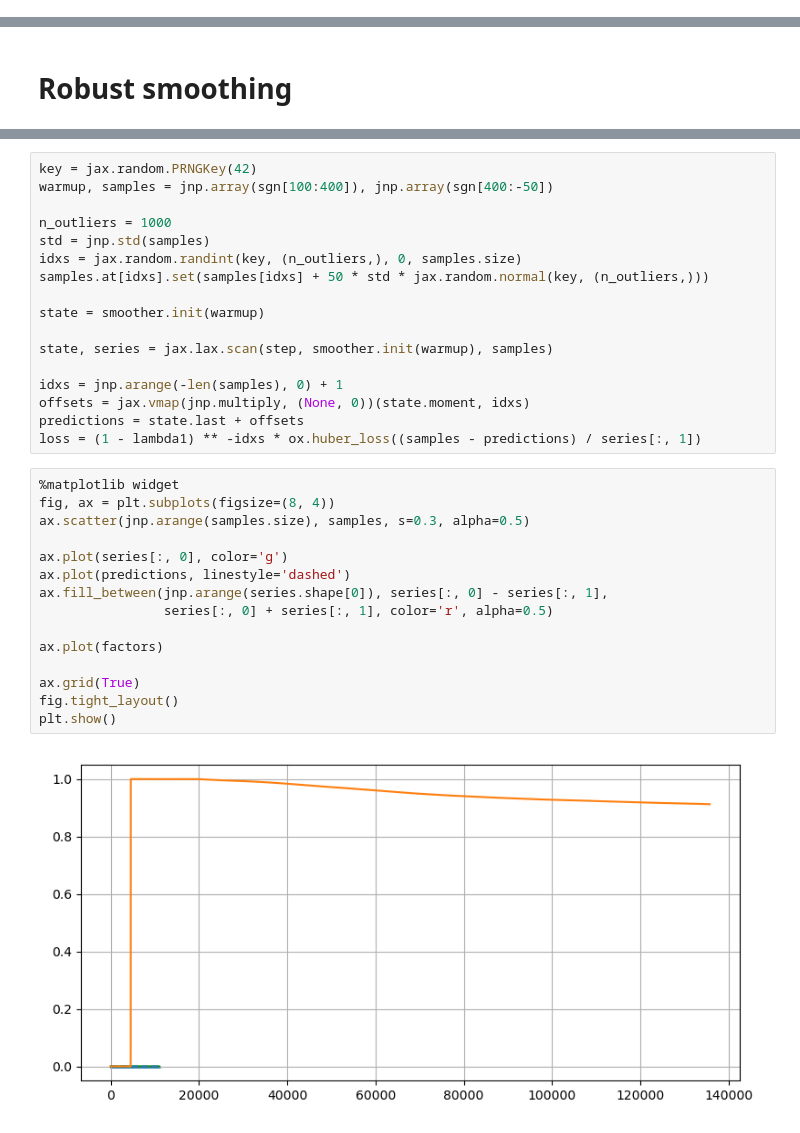
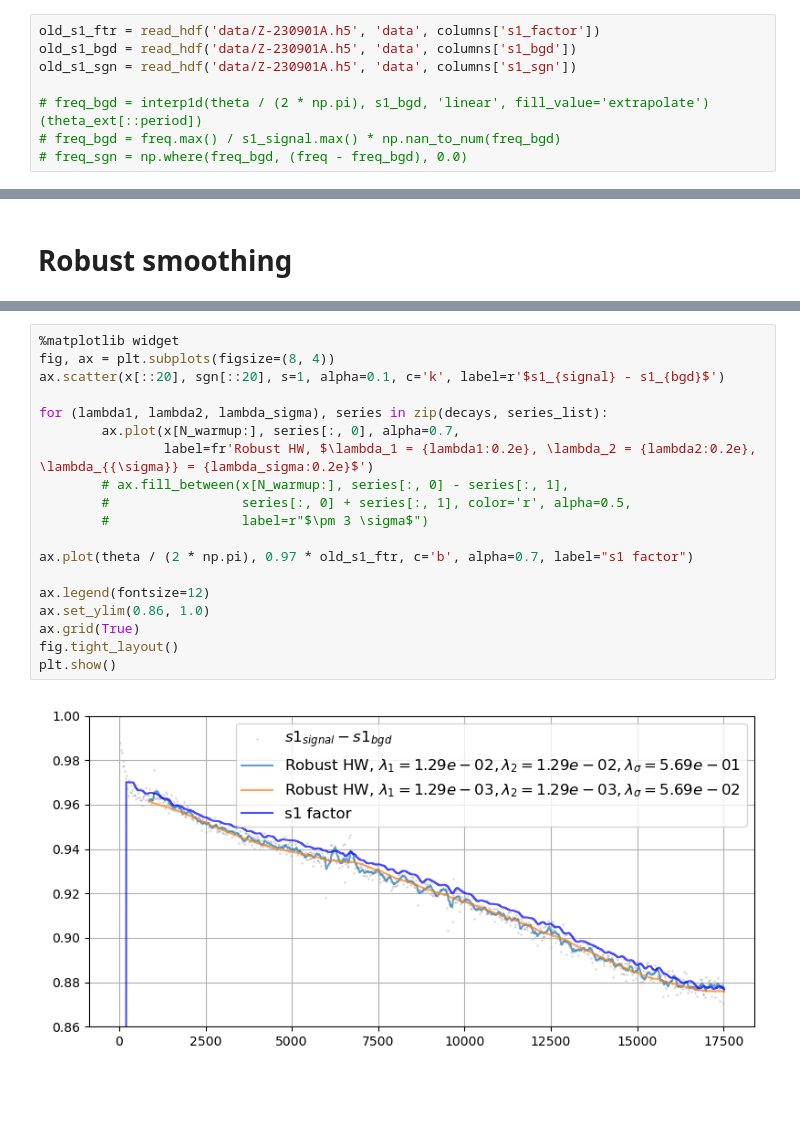
Before and after one commit to simply-nicky/robust_hw, a Jupyter notebook: dev_stats.ipynb, the cells around one changed output, grey strips where cells are left out. Saved outputs shown, nothing was run; the diff lists cells and outputs as text; blank space fills up the shorter version.

```diff
--- a/dev_stats.ipynb
+++ b/dev_stats.ipynb
@@ -29,0 +23,8 @@ factors = pd.read_hdf('data/Z-230307B.h5', 'data')['Mag3 [QCM,S1 factor] (None)'
+# %%
+old_s1_ftr = read_hdf('data/Z-230901A.h5', 'data', columns['s1_factor'])
+old_s1_bgd = read_hdf('data/Z-230901A.h5', 'data', columns['s1_bgd'])
+old_s1_sgn = read_hdf('data/Z-230901A.h5', 'data', columns['s1_sgn'])
+
+# freq_bgd = interp1d(theta / (2 * np.pi), s1_bgd, 'linear', fill_value='extrapolate')(theta_ext[::period])
+# freq_bgd = freq.max() / s1_signal.max() * np.nan_to_num(freq_bgd)
+# freq_sgn = np.where(freq_bgd, (freq - freq_bgd), 0.0)
@@ -86,34 +96,21 @@ def step(state, new):
-# %%
-key = jax.random.PRNGKey(42)
-warmup, samples = jnp.array(sgn[100:400]), jnp.array(sgn[400:-50])
-
-n_outliers = 1000
-std = jnp.std(samples)
-idxs = jax.random.randint(key, (n_outliers,), 0, samples.size)
-samples.at[idxs].set(samples[idxs] + 50 * std * jax.random.normal(key, (n_outliers,)))
-
-state = smoother.init(warmup)
-
-state, series = jax.lax.scan(step, smoother.init(warmup), samples)
-
-idxs = jnp.arange(-len(samples), 0) + 1
-offsets = jax.vmap(jnp.multiply, (None, 0))(state.moment, idxs)
-predictions = state.last + offsets
-loss = (1 - lambda1) ** -idxs * ox.huber_loss((samples - predictions) / series[:, 1])
 # %%
 %matplotlib widget
 fig, ax = plt.subplots(figsize=(8, 4))
-ax.scatter(jnp.arange(samples.size), samples, s=0.3, alpha=0.5)
+ax.scatter(x[::20], sgn[::20], s=1, alpha=0.1, c='k', label=r'$s1_{signal} - s1_{bgd}$')
 
-ax.plot(series[:, 0], color='g')
-ax.plot(predictions, linestyle='dashed')
-ax.fill_between(jnp.arange(series.shape[0]), series[:, 0] - series[:, 1],
-                series[:, 0] + series[:, 1], color='r', alpha=0.5)
+for (lambda1, lambda2, lambda_sigma), series in zip(decays, series_list):
+        ax.plot(x[N_warmup:], series[:, 0], alpha=0.7,
+                label=fr'Robust HW, $\lambda_1 = {lambda1:0.2e}, \lambda_2 = {lambda2:0.2e}, \lambda_{{\sigma}} = {lambda_sigma:0.2e}$')
+        # ax.fill_between(x[N_warmup:], series[:, 0] - series[:, 1],
+        #                 series[:, 0] + series[:, 1], color='r', alpha=0.5,
+        #                 label=r"$\pm 3 \sigma$")
 
-ax.plot(factors)
+ax.plot(theta / (2 * np.pi), 0.97 * old_s1_ftr, c='b', alpha=0.7, label="s1 factor")
 
+ax.legend(fontsize=12)
+ax.set_ylim(0.86, 1.0)
 ax.grid(True)
 fig.tight_layout()
 plt.show()
 # %% [output]
-[figure, old version]
+[figure, new version]
```
Also changed, not shown: parts of 17 cells of this notebook, 3 other files.
